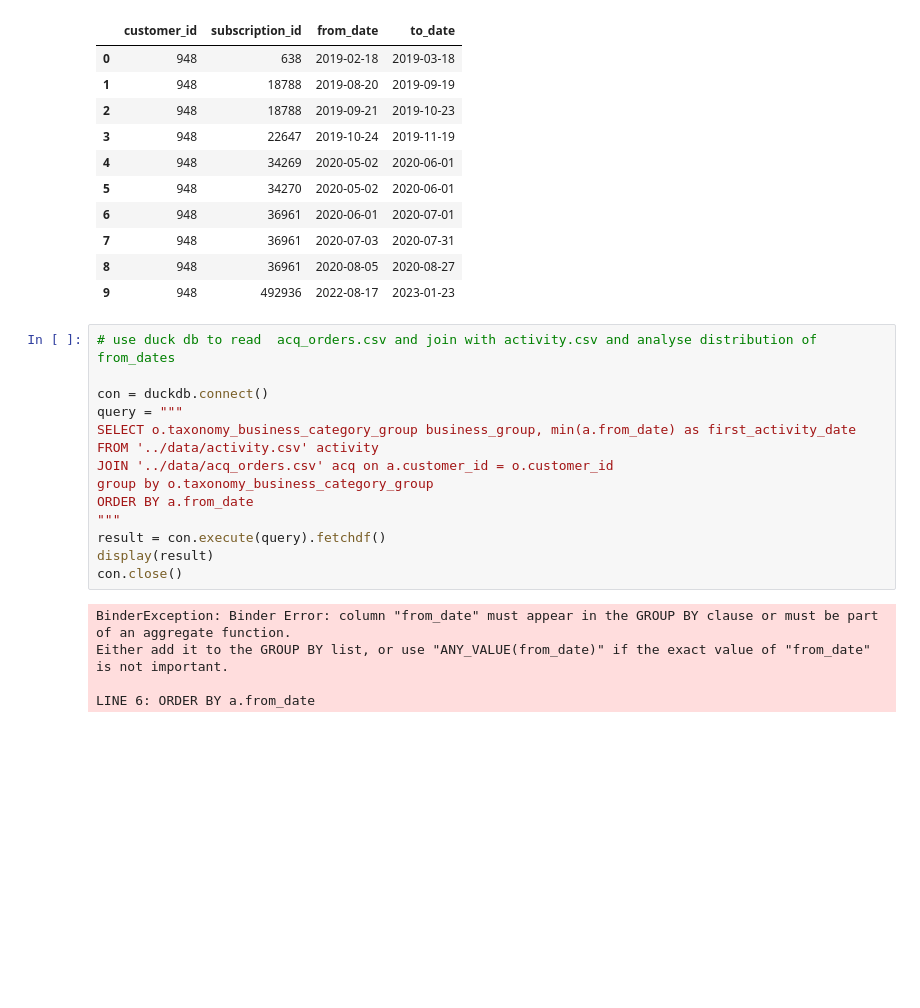
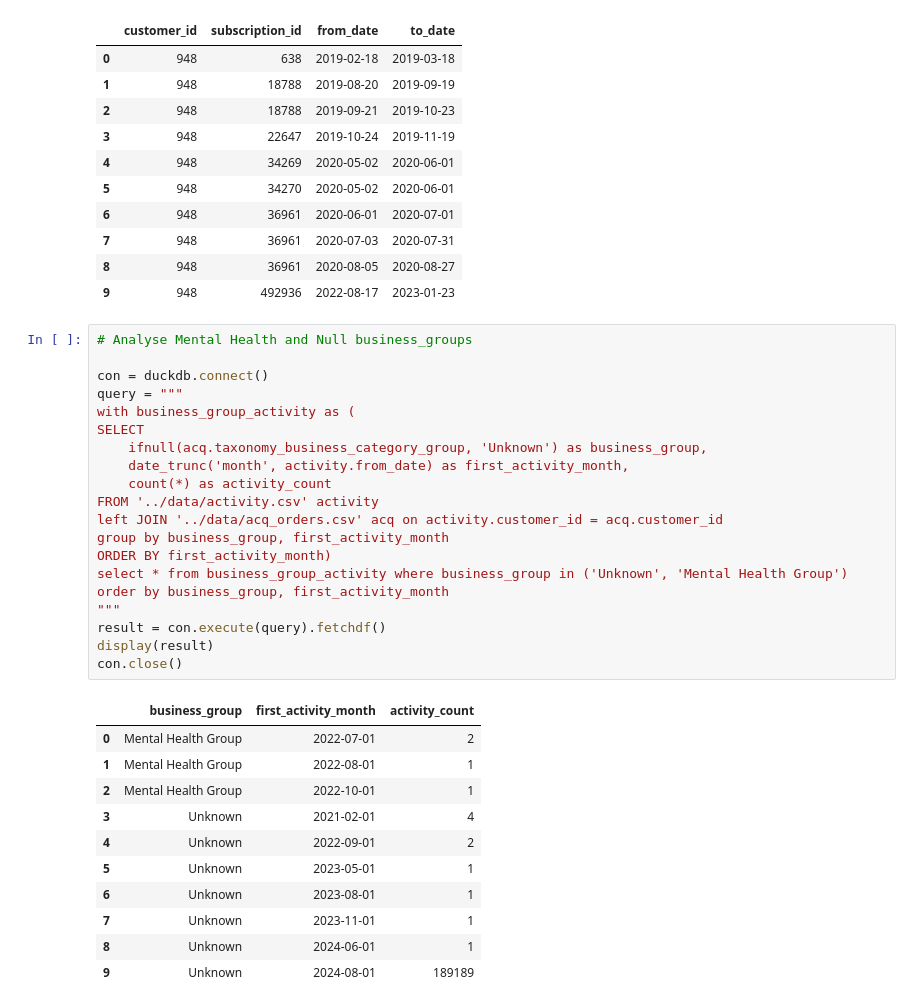
Before and after one commit to dvdwight/manual-ae, a Jupyter notebook: notebooks/eda.ipynb, the cells around one changed output. Drawn from its saved outputs; the diff is of its cells as text; blank space fills up the shorter version.

```diff
--- a/notebooks/eda.ipynb
+++ b/notebooks/eda.ipynb
@@ -160,21 +160,34 @@ con.close()
 | 8 | 948 | 36961 | 2020-08-05 | 2020-08-27 |
 | 9 | 948 | 492936 | 2022-08-17 | 2023-01-23 |
 # %%
-# use duck db to read  acq_orders.csv and join with activity.csv and analyse distribution of from_dates
+# Analyse Mental Health and Null business_groups
 
 con = duckdb.connect()
 query = """
-SELECT o.taxonomy_business_category_group business_group, min(a.from_date) as first_activity_date
+with business_group_activity as (
+SELECT
+    ifnull(acq.taxonomy_business_category_group, 'Unknown') as business_group,
+    date_trunc('month', activity.from_date) as first_activity_month,
+    count(*) as activity_count
 FROM '../data/activity.csv' activity
-JOIN '../data/acq_orders.csv' acq on a.customer_id = o.customer_id
-group by o.taxonomy_business_category_group
-ORDER BY a.from_date
+left JOIN '../data/acq_orders.csv' acq on activity.customer_id = acq.customer_id
+group by business_group, first_activity_month
+ORDER BY first_activity_month)
+select * from business_group_activity where business_group in ('Unknown', 'Mental Health Group')
+order by business_group, first_activity_month
 """
 result = con.execute(query).fetchdf()
 display(result)
 con.close()
 # %% [output]
-BinderException: Binder Error: column "from_date" must appear in the GROUP BY clause or must be part of an aggregate function.
-Either add it to the GROUP BY list, or use "ANY_VALUE(from_date)" if the exact value of "from_date" is not important.
-
-LINE 6: ORDER BY a.from_date
+|  | business_group | first_activity_month | activity_count |
+| 0 | Mental Health Group | 2022-07-01 | 2 |
+| 1 | Mental Health Group | 2022-08-01 | 1 |
+| 2 | Mental Health Group | 2022-10-01 | 1 |
+| 3 | Unknown | 2021-02-01 | 4 |
+| 4 | Unknown | 2022-09-01 | 2 |
+| 5 | Unknown | 2023-05-01 | 1 |
+| 6 | Unknown | 2023-08-01 | 1 |
+| 7 | Unknown | 2023-11-01 | 1 |
+| 8 | Unknown | 2024-06-01 | 1 |
+| 9 | Unknown | 2024-08-01 | 189189 |
```
Also changed, not shown: parts of 5 cells of this notebook, 3 other files.
